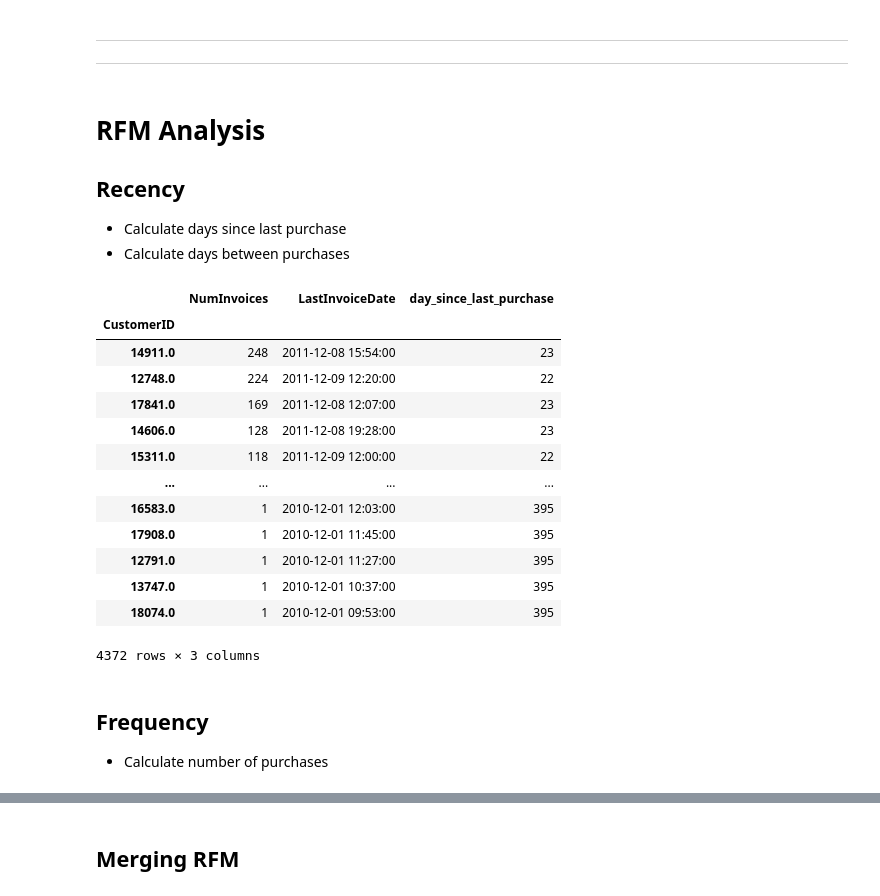
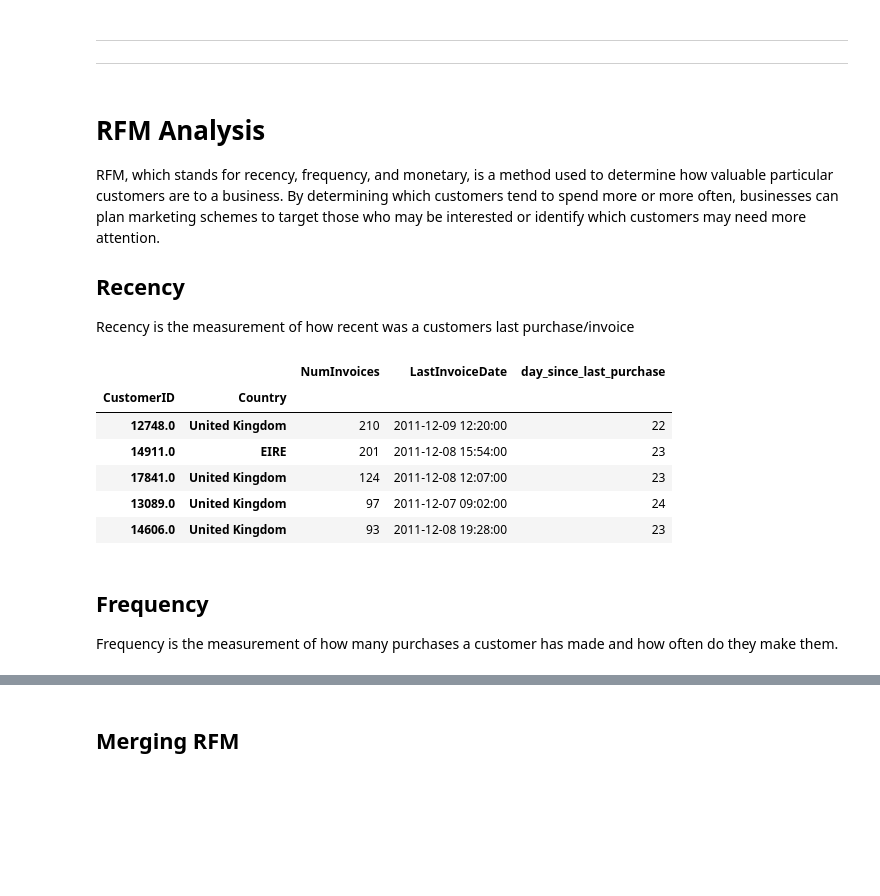
Before and after one commit to curtishiga/Online_Retail, a Jupyter notebook: Analysis.ipynb, the cells around one changed output, grey strips where cells are left out. Cells and saved outputs as stored; diff of their text form; code cells hidden in the pictures; blank space fills up the shorter version.

```diff
--- a/Analysis.ipynb
+++ b/Analysis.ipynb
@@ -21,17 +27,22 @@ data.head(5)
+# %%
+# Take out invoices with negative quantities
+data_filtered = data[data['Quantity'] >= 0]
 # %% [markdown]
 ___
 ___
 # %% [markdown]
 # RFM Analysis
+
+RFM, which stands for recency, frequency, and monetary, is a method used to determine how valuable particular customers are to a business. By determining which customers tend to spend more or more often, businesses can plan marketing schemes to target those who may be interested or identify which customers may need more attention.
+
 ## Recency
-- Calculate days since last purchase
-- Calculate days between purchases
+Recency is the measurement of how recent was a customers last purchase/invoice
 # %%
 # Aggregate original data by CustomerID to
 # get number of unique Invoices
 # and the date of the last invoice
-days_since_last = data\
-                    .groupby('CustomerID')\
+days_since_last = data_filtered\
+                    .groupby(['CustomerID','Country'])\
                     .agg({'InvoiceNo':'nunique',
                           'InvoiceDate':'max'})
 # %%
@@ -47,25 +58,18 @@ last_invoice = days_since_last.sort_values(['InvoiceNo',
                                         'InvoiceNo':'NumInvoices'},
                                         axis = 1)
 # %%
-last_invoice
+last_invoice.head()
 # %% [output]
-|  | NumInvoices | LastInvoiceDate | day_since_last_purchase |
-| CustomerID |  |  |  |
-| 14911.0 | 248 | 2011-12-08 15:54:00 | 23 |
-| 12748.0 | 224 | 2011-12-09 12:20:00 | 22 |
-| 17841.0 | 169 | 2011-12-08 12:07:00 | 23 |
-| 14606.0 | 128 | 2011-12-08 19:28:00 | 23 |
-| 15311.0 | 118 | 2011-12-09 12:00:00 | 22 |
-| ... | ... | ... | ... |
-| 16583.0 | 1 | 2010-12-01 12:03:00 | 395 |
-| 17908.0 | 1 | 2010-12-01 11:45:00 | 395 |
-| 12791.0 | 1 | 2010-12-01 11:27:00 | 395 |
-| 13747.0 | 1 | 2010-12-01 10:37:00 | 395 |
-| 18074.0 | 1 | 2010-12-01 09:53:00 | 395 |
+|  |  | NumInvoices | LastInvoiceDate | day_since_last_purchase |
+| CustomerID | Country |  |  |  |
+| 12748.0 | United Kingdom | 210 | 2011-12-09 12:20:00 | 22 |
+| 14911.0 | EIRE | 201 | 2011-12-08 15:54:00 | 23 |
+| 17841.0 | United Kingdom | 124 | 2011-12-08 12:07:00 | 23 |
+| 13089.0 | United Kingdom | 97 | 2011-12-07 09:02:00 | 24 |
+| 14606.0 | United Kingdom | 93 | 2011-12-08 19:28:00 | 23 |
-4372 rows × 3 columns
 # %% [markdown]
 ## Frequency
-- Calculate number of purchases
+Frequency is the measurement of how many purchases a customer has made and how often do they make them.
 # %%
 def days_between_purchases(group):
     # Custom groupby function to get the number of days between purchases
```
Also changed, not shown: parts of 86 cells of this notebook, 1 other file.
